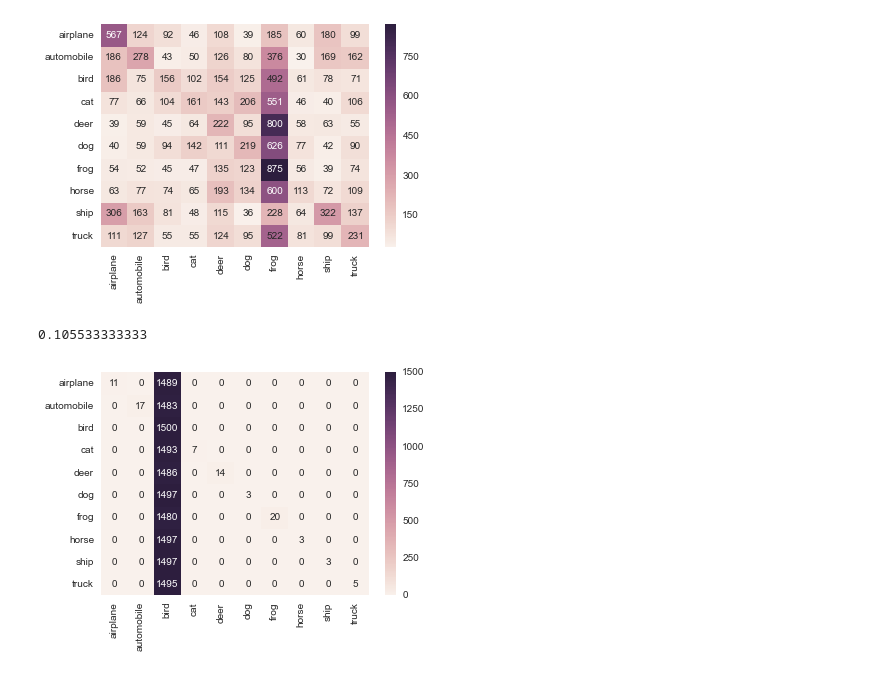
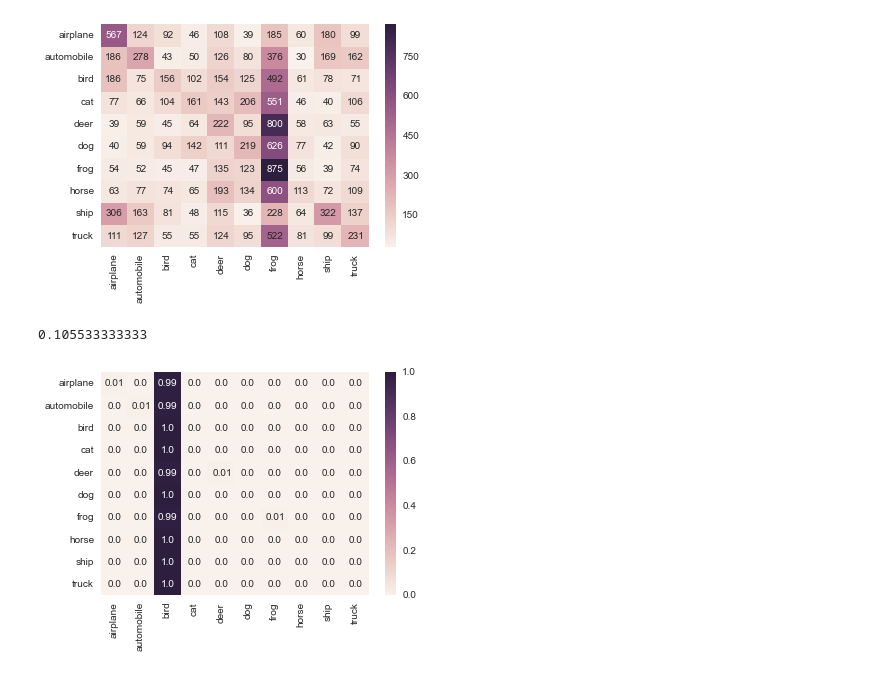
Before and after one commit to npatta01/metis_mcnulty, a Jupyter notebook: real_model.ipynb, the cells around one changed output. Drawn from its saved outputs; the diff is of its cells as text; code cells hidden in the pictures.

```diff
--- a/real_model.ipynb
+++ b/real_model.ipynb
@@ -213,13 +212,14 @@ print(accuracy_score(y_test, y_predicted))
 0.2096
 [figure]
 # %%
-model=SVC().fit(X_train_simp, y_train)
+model=SVC(max_iter=500000).fit(X_train_simp, y_train)
 y_predicted=model.predict(X_test_simp)
 label_names = model.classes_
 cm = confusion_matrix(y_test, y_predicted)
+cm = np.round(cm.astype('float') / cm.sum(axis=1)[:, np.newaxis], 2)
 sns.heatmap(cm, annot=True,  fmt='', xticklabels=label_names, yticklabels=label_names);
 print(accuracy_score(y_test, y_predicted))
 #print(roc_auc_score(y_test, y_predicted))
 # %% [output]
 0.105533333333
-[figure, old version]
+[figure, new version]
```
Also changed, not shown: parts of 11 cells of this notebook, 1 other file.
